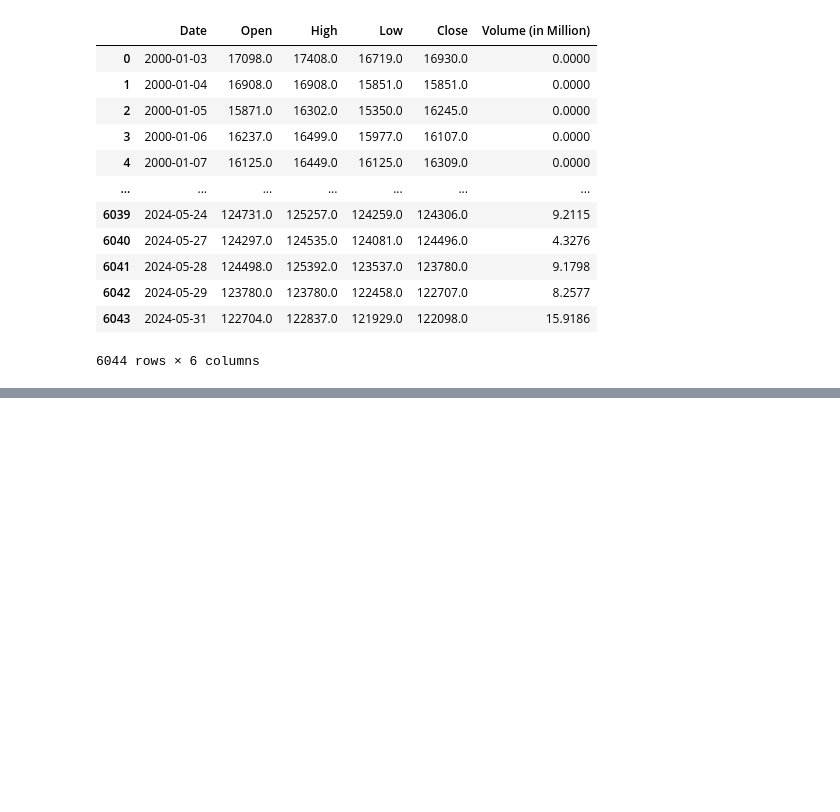
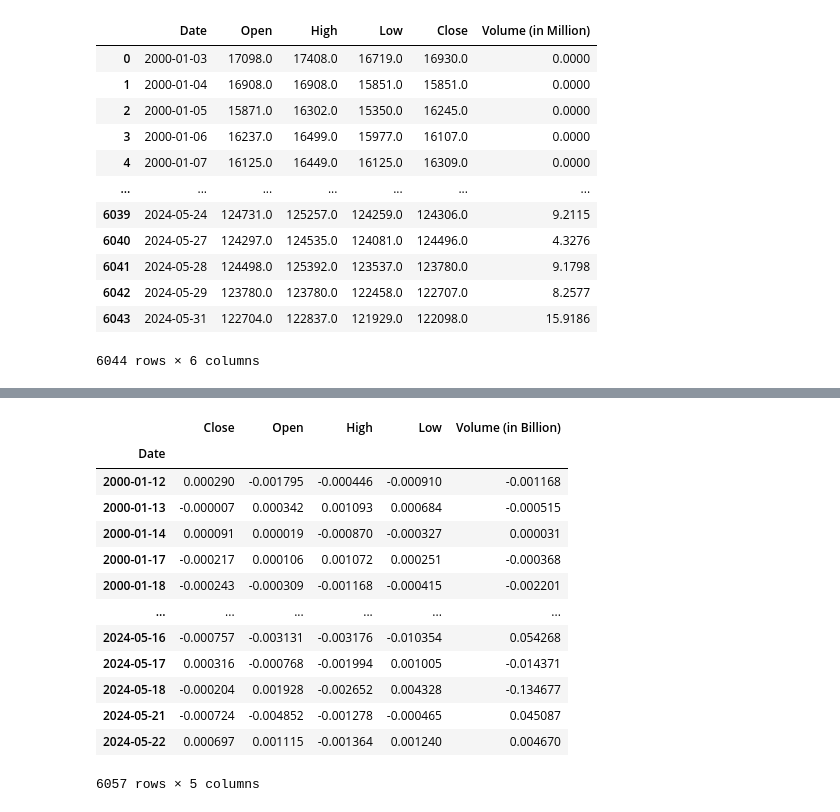
Before and after one commit to Rushi873/Anomaly-detection-and-clustering-for-stock-indices, a Jupyter notebook: Statistic model/Checking.ipynb, the cells around one changed output, grey strips where cells are left out. Cells and saved outputs as stored; diff of their text form; code cells hidden in the pictures; blank space fills up the shorter version.

```diff
--- a/Statistic model/Checking.ipynb
+++ b/Statistic model/Checking.ipynb
@@ -78,0 +94,18 @@ IBOV
+# %%
+IBOV_residuals, df_trend, df_seasonal, decomposition_results = transform_to_stationary(scaled_data)
+IBOV_residuals
+# %% [output]
+|  | Close | Open | High | Low | Volume (in Billion) |
+| Date |  |  |  |  |  |
+| 2000-01-12 | 0.000290 | -0.001795 | -0.000446 | -0.000910 | -0.001168 |
+| 2000-01-13 | -0.000007 | 0.000342 | 0.001093 | 0.000684 | -0.000515 |
+| 2000-01-14 | 0.000091 | 0.000019 | -0.000870 | -0.000327 | 0.000031 |
+| 2000-01-17 | -0.000217 | 0.000106 | 0.001072 | 0.000251 | -0.000368 |
+| 2000-01-18 | -0.000243 | -0.000309 | -0.001168 | -0.000415 | -0.002201 |
+| ... | ... | ... | ... | ... | ... |
+| 2024-05-16 | -0.000757 | -0.003131 | -0.003176 | -0.010354 | 0.054268 |
+| 2024-05-17 | 0.000316 | -0.000768 | -0.001994 | 0.001005 | -0.014371 |
+| 2024-05-18 | -0.000204 | 0.001928 | -0.002652 | 0.004328 | -0.134677 |
+| 2024-05-21 | -0.000724 | -0.004852 | -0.001278 | -0.000465 | 0.045087 |
+| 2024-05-22 | 0.000697 | 0.001115 | -0.001364 | 0.001240 | 0.004670 |
+6057 rows × 5 columns
```
Also changed, not shown: parts of 8 cells of this notebook.
